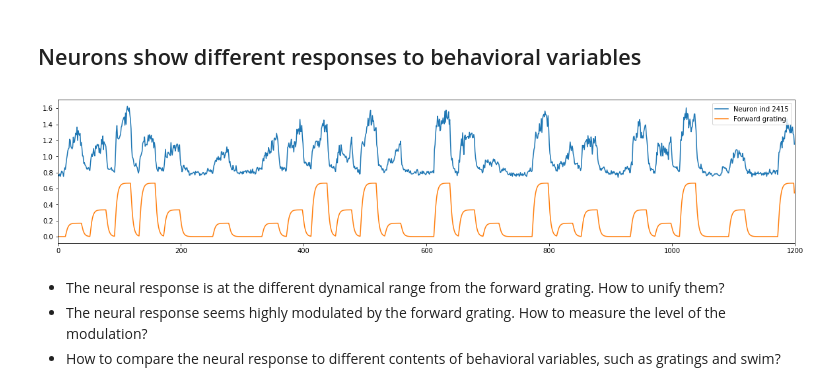
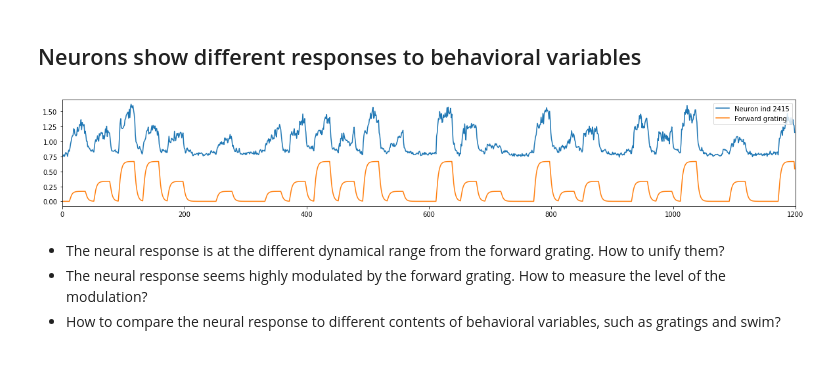
Before and after one commit to zqwei/explore-imaging-data, a Jupyter notebook: Correlations.ipynb, the cells around one changed output. Cells and saved outputs as stored; diff of their text form; code cells hidden in the pictures; blank space fills up the shorter version.

```diff
--- a/Correlations.ipynb
+++ b/Correlations.ipynb
@@ -43,14 +31,14 @@ neuron_act = mat_n['neural_response_matrix']
 # %% [markdown]
 ## Neurons show different responses to behavioral variables
 # %%
-plt.figure(figsize=(20, 4))
+plt.figure(figsize=(20, 3))
 plt.plot(neuron_act[2414, :], label='Neuron ind 2415')
 plt.plot(visual_forward.T/3, label='Forward grating')
 plt.xlim([0, 1200])
 plt.legend()
 plt.show()
 # %% [output]
-[figure, old version]
+[figure, new version]
 # %% [markdown]
 * The neural response is at the different dynamical range from the forward grating. How to unify them?
 * The neural response seems highly modulated by the forward grating. How to measure the level of the modulation?
```
Also changed, not shown: parts of 8 cells of this notebook, 3 other files.
